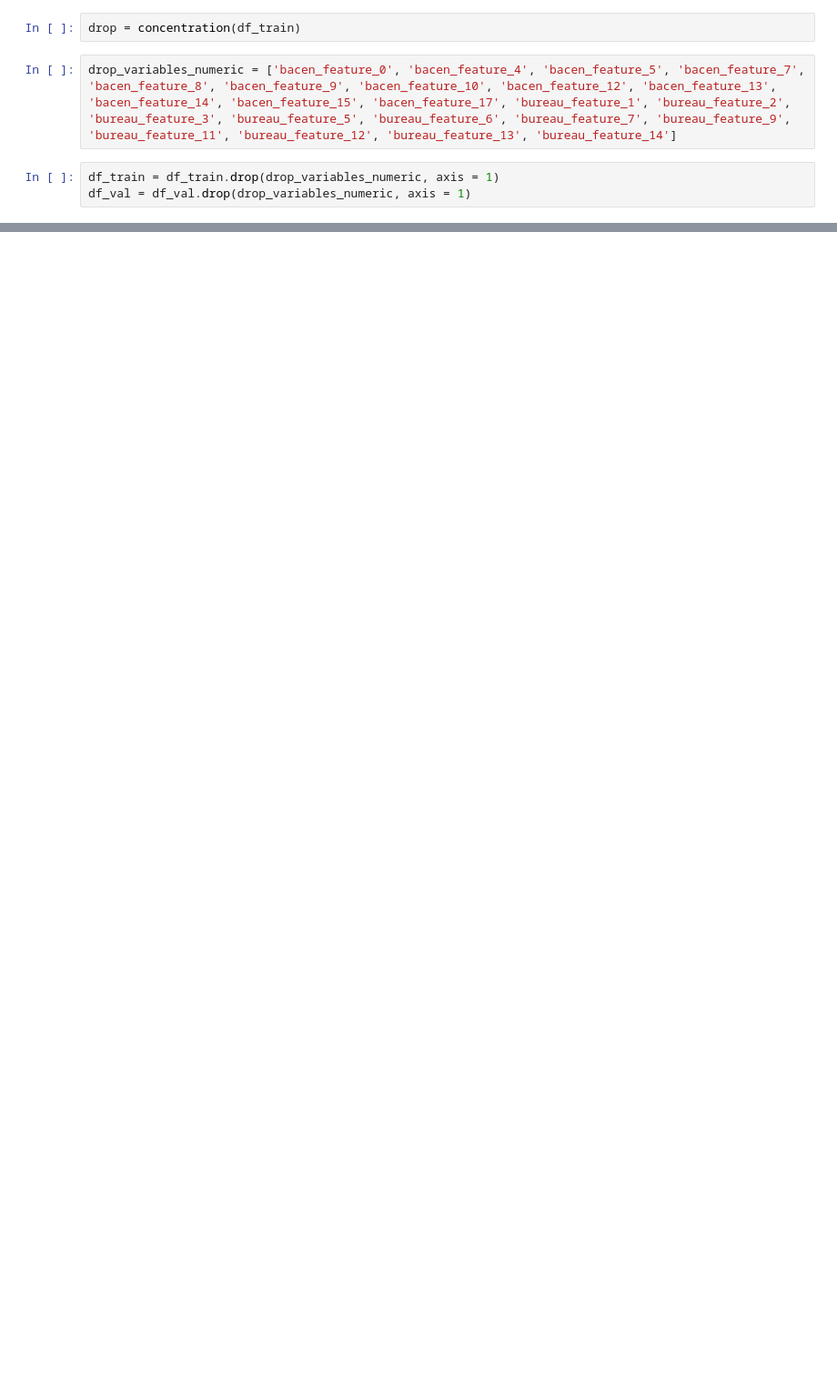
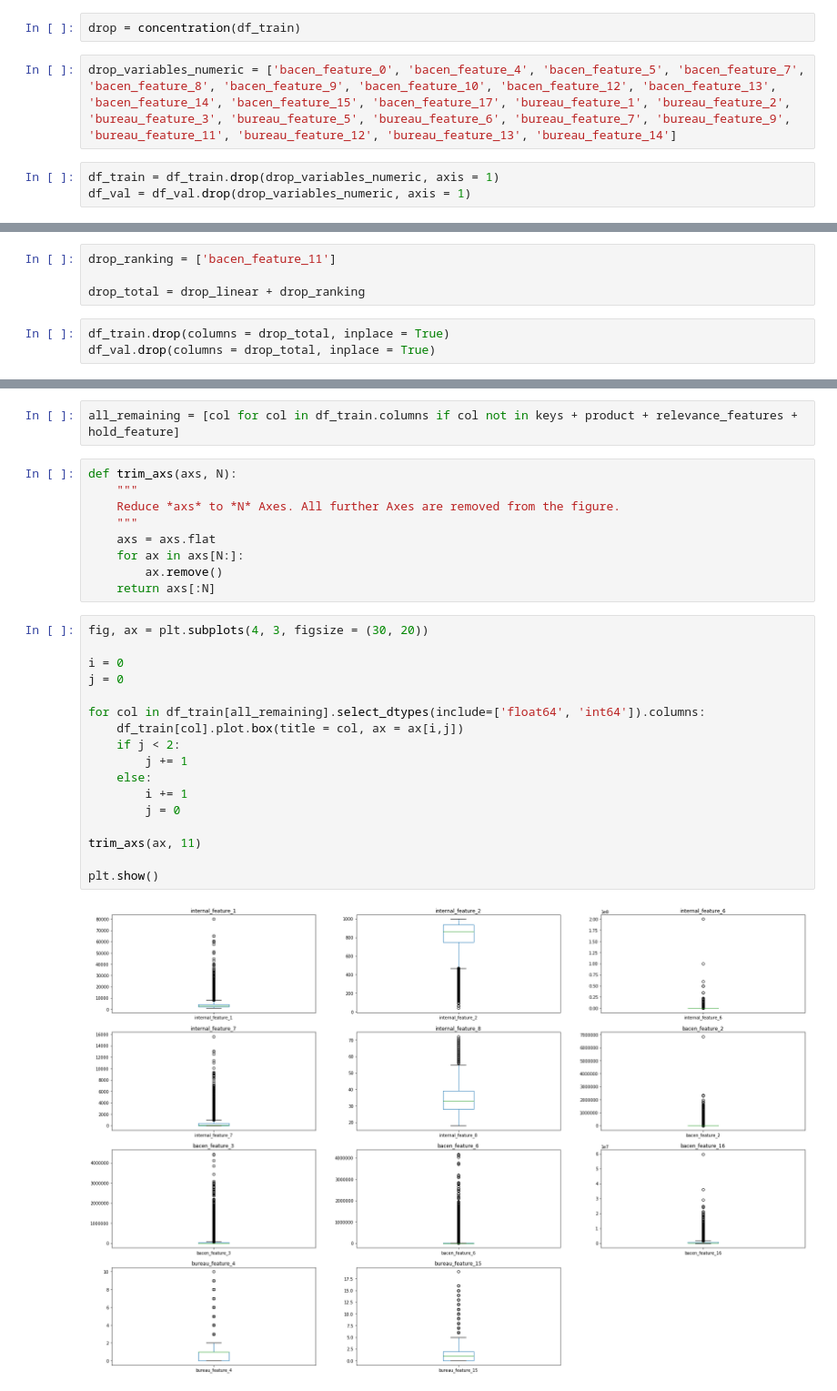
Before and after one commit to giovane-silva/congresso_csds_2021, a Jupyter notebook: 2_feature_engineering.ipynb, the cells around one changed output, grey strips where cells are left out. Shown: that part at 91% size. Saved outputs shown, nothing was run; the diff lists cells and outputs as text; blank space fills up the shorter version.

```diff
--- a/2_feature_engineering.ipynb
+++ b/2_feature_engineering.ipynb
@@ -121,0 +157,7 @@ df_val = df_val.drop(drop_variables_numeric, axis = 1)
+# %%
+drop_ranking = ['bacen_feature_11']
+
+drop_total = drop_linear + drop_ranking
+# %%
+df_train.drop(columns = drop_total, inplace = True)
+df_val.drop(columns = drop_total, inplace = True)
@@ -121,0 +166,30 @@ df_val = df_val.drop(drop_variables_numeric, axis = 1)
+# %%
+all_remaining = [col for col in df_train.columns if col not in keys + product + relevance_features + hold_feature]
+# %%
+def trim_axs(axs, N):
+    """
+    Reduce *axs* to *N* Axes. All further Axes are removed from the figure.
+    """
+    axs = axs.flat
+    for ax in axs[N:]:
+        ax.remove()
+    return axs[:N]
+# %%
+fig, ax = plt.subplots(4, 3, figsize = (30, 20))
+
+i = 0
+j = 0
+
+for col in df_train[all_remaining].select_dtypes(include=['float64', 'int64']).columns:
+    df_train[col].plot.box(title = col, ax = ax[i,j])
+    if j < 2:
+        j += 1
+    else:
+        i += 1
+        j = 0
+
+trim_axs(ax, 11)
+
+plt.show()
+# %% [output]
+[figure, added]
```
Also changed, not shown: parts of 16 cells of this notebook.
